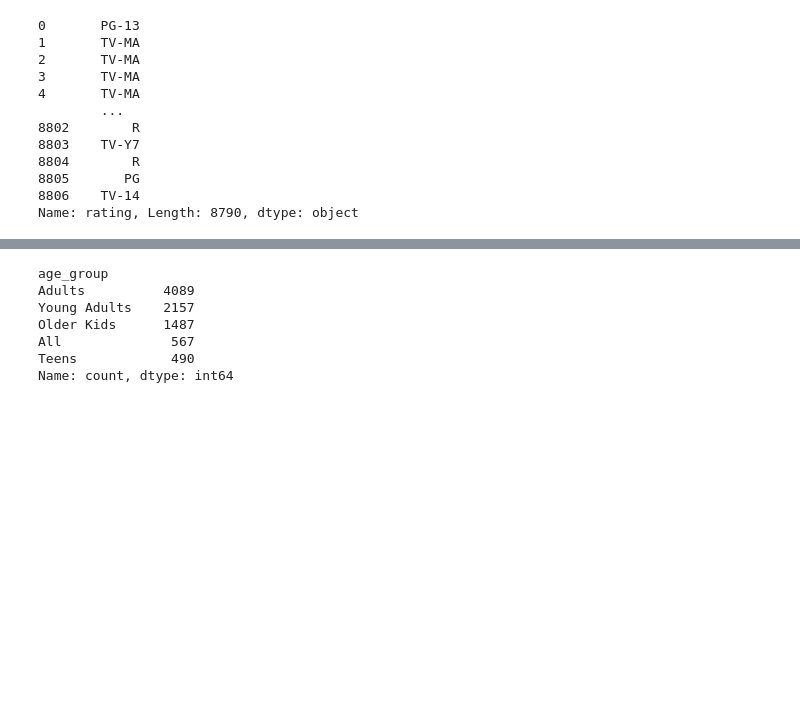
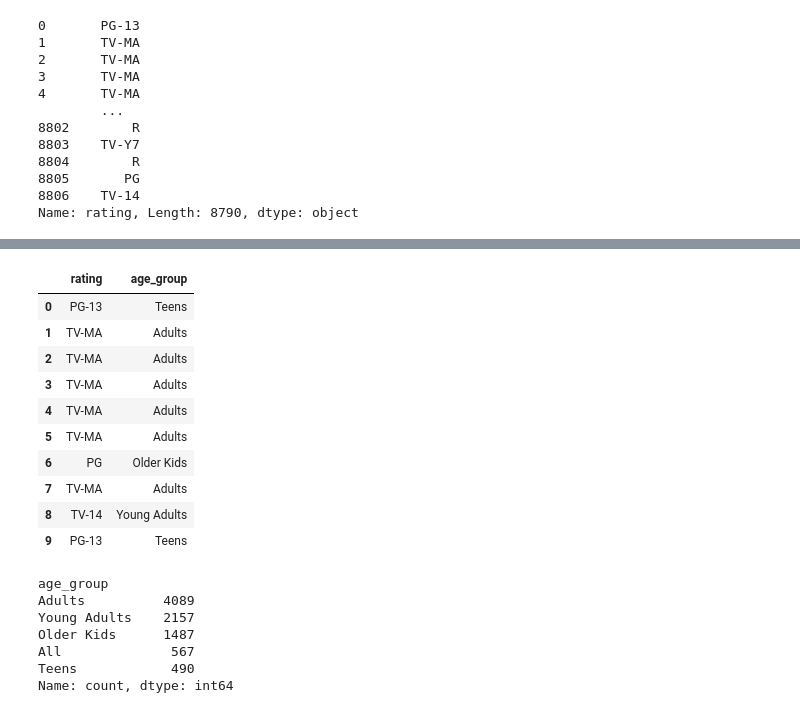
Before and after one commit to HyunGeunK/Python_WebScraping_Analysis, a Jupyter notebook: 09.넷플릭스 데이터 분석 프로젝트 (1).ipynb, the cells around one changed output, grey strips where cells are left out. Saved outputs shown, nothing was run; the diff lists cells and outputs as text; code cells hidden in the pictures; blank space fills up the shorter version.

```diff
--- a/09.넷플릭스 데이터 분석 프로젝트 (1).ipynb
+++ b/09.넷플릭스 데이터 분석 프로젝트 (1).ipynb
@@ -475,6 +475,20 @@ netflix.head(2)
 |  | show_id | type | title | director | cast | country | date_added | release_year | rating | duration | ... |
 | 0 | s1 | Movie | Dick Johnson Is Dead | Kirsten Johnson | No Data | United States | September 25, 2021 | 2020 | PG-13 | 90 min | ... |
 | 1 | s2 | TV Show | Blood & Water | No Data | Ama Qamata, Khosi Ngema, Gail Mab... | South Africa | September 24, 2021 | 2021 | TV-MA | 2 Seasons | ... |
+# %%
+netflix[['rating','age_group']].head(10)
+# %% [output]
+|  | rating | age_group |
+| 0 | PG-13 | Teens |
+| 1 | TV-MA | Adults |
+| 2 | TV-MA | Adults |
+| 3 | TV-MA | Adults |
+| 4 | TV-MA | Adults |
+| 5 | TV-MA | Adults |
+| 6 | PG | Older Kids |
+| 7 | TV-MA | Adults |
+| 8 | TV-14 | Young Adults |
+| 9 | PG-13 | Teens |
 # %%
 netflix['age_group'].value_counts()
 # %% [output]
```
Also changed, not shown: parts of 19 cells of this notebook, 4 other files.
